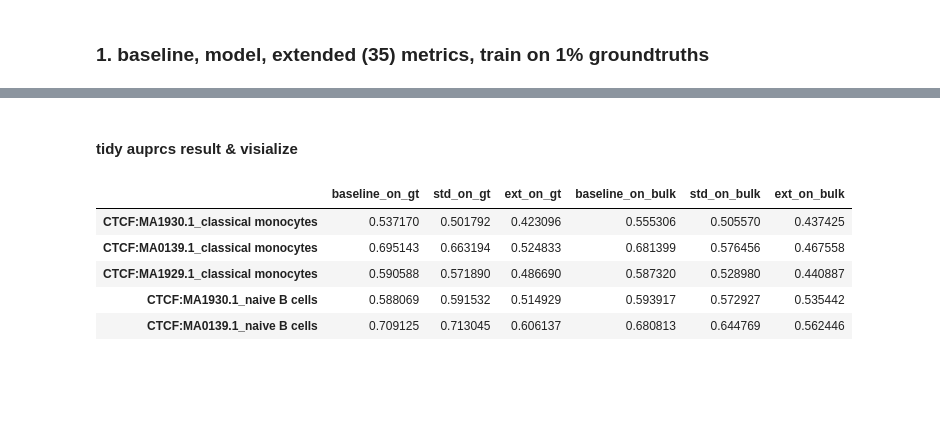
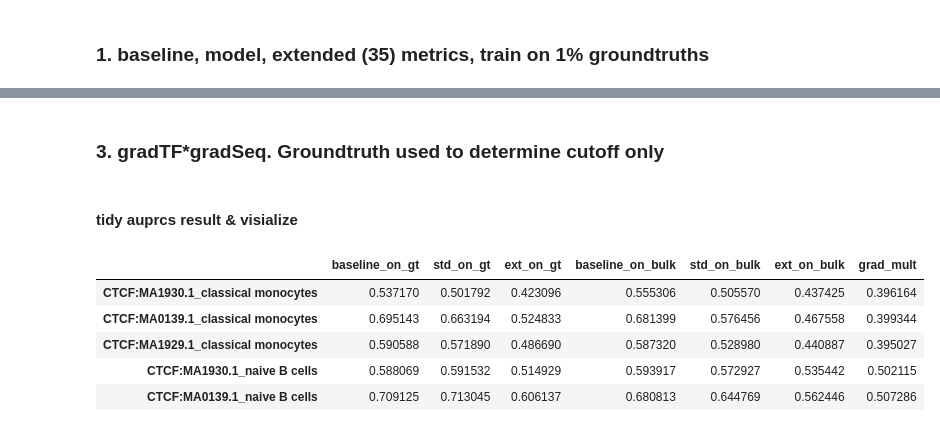
Before and after one commit to Cai-fx/seqMAE, a Jupyter notebook: tutorials/pbmc_10k/trials/TFs_scb_pretrain_intercept_scaled/benchmark.ipynb, the cells around one changed output, grey strips where cells are left out. Saved outputs shown, nothing was run; the diff lists cells and outputs as text; code cells hidden in the pictures; blank space fills up the shorter version.

```diff
--- a/tutorials/pbmc_10k/trials/TFs_scb_pretrain_intercept_scaled/benchmark.ipynb
+++ b/tutorials/pbmc_10k/trials/TFs_scb_pretrain_intercept_scaled/benchmark.ipynb
@@ -165,16 +163,33 @@ auprc_ext_on_bulk.index = ['ext_on_bulk']
+# %% [markdown]
+### 3. gradTF*gradSeq. Groundtruth used to determine cutoff only
+# %%
+## match gradTF columns to gradSeq
+gradTF_expand = pd.DataFrame(
+    {tf_mm_ct : gradTF[f"{tf_mm_ct.split('_')[0].split(':')[0]}_{tf_mm_ct.split('_')[1]}"]
+     for tf_mm_ct in gradSeq.columns}
+    )
+
+bm_refless = scbm.utils.tf_act_cross_peaks(gt=df_gt,
+                                            metrics=[gradTF_expand*gradSeq],
+                                            jaspar_motifs=jaspar_motifs,
+                                            chip_bulk=None)
+bm_refless.logReg_all(downsample_frac=1., trainOn="gt")
+auprc_refless = bm_refless.auprcs_to_csv()
+auprc_refless.index = ['grad_mult']
 # %% [markdown]
 #### tidy auprcs result & visialize
 # %%
 res = pd.concat([auprc_baseline_on_gt, auprc_std_on_gt, auprc_ext_on_gt,
-                 auprc_baseline_on_bulk, auprc_std_on_bulk, auprc_ext_on_bulk]).T
+                 auprc_baseline_on_bulk, auprc_std_on_bulk, auprc_ext_on_bulk,
+                 auprc_refless]).T
 res[:5]
 # %% [output]
-|  | baseline_on_gt | std_on_gt | ext_on_gt | baseline_on_bulk | std_on_bulk | ext_on_bulk |
-| CTCF:MA1930.1_classical monocytes | 0.537170 | 0.501792 | 0.423096 | 0.555306 | 0.505570 | 0.437425 |
-| CTCF:MA0139.1_classical monocytes | 0.695143 | 0.663194 | 0.524833 | 0.681399 | 0.576456 | 0.467558 |
-| CTCF:MA1929.1_classical monocytes | 0.590588 | 0.571890 | 0.486690 | 0.587320 | 0.528980 | 0.440887 |
-| CTCF:MA1930.1_naive B cells | 0.588069 | 0.591532 | 0.514929 | 0.593917 | 0.572927 | 0.535442 |
-| CTCF:MA0139.1_naive B cells | 0.709125 | 0.713045 | 0.606137 | 0.680813 | 0.644769 | 0.562446 |
+|  | baseline_on_gt | std_on_gt | ext_on_gt | baseline_on_bulk | std_on_bulk | ext_on_bulk | grad_mult |
+| CTCF:MA1930.1_classical monocytes | 0.537170 | 0.501792 | 0.423096 | 0.555306 | 0.505570 | 0.437425 | 0.396164 |
+| CTCF:MA0139.1_classical monocytes | 0.695143 | 0.663194 | 0.524833 | 0.681399 | 0.576456 | 0.467558 | 0.399344 |
+| CTCF:MA1929.1_classical monocytes | 0.590588 | 0.571890 | 0.486690 | 0.587320 | 0.528980 | 0.440887 | 0.395027 |
+| CTCF:MA1930.1_naive B cells | 0.588069 | 0.591532 | 0.514929 | 0.593917 | 0.572927 | 0.535442 | 0.502115 |
+| CTCF:MA0139.1_naive B cells | 0.709125 | 0.713045 | 0.606137 | 0.680813 | 0.644769 | 0.562446 | 0.507286 |
 # %%
 res['tf:mm_ct'] = res.index
 res_plot = res.melt(
```
Also changed, not shown: parts of 27 cells of this notebook, 2 other files.
